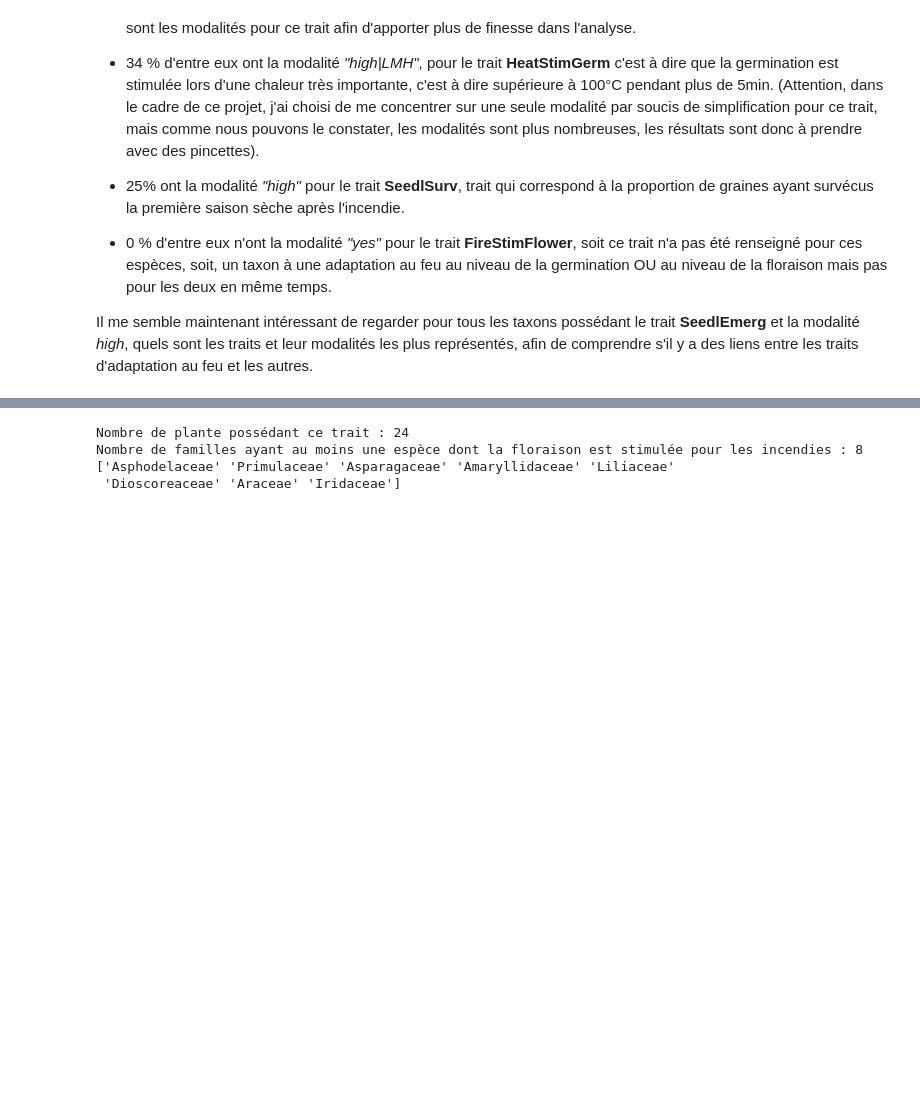
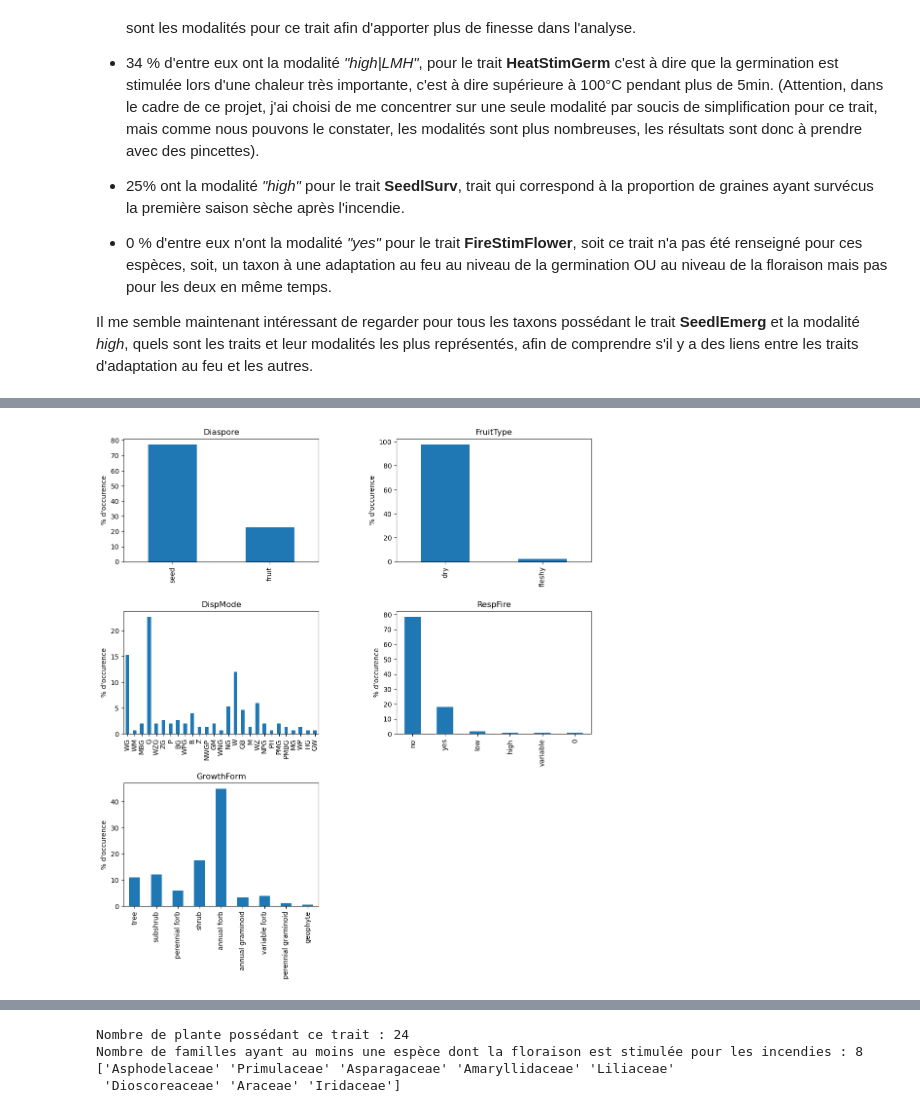
Before and after one commit to Yannis-Barba/Neo4j-BROT, a Jupyter notebook: BROT_Neo4j.ipynb, the cells around one changed output, grey strips where cells are left out. Saved outputs shown, nothing was run; the diff lists cells and outputs as text; code cells hidden in the pictures; blank space fills up the shorter version.

```diff
--- a/BROT_Neo4j.ipynb
+++ b/BROT_Neo4j.ipynb
@@ -300,7 +246,0 @@ GrowthForm : {'tree': 20, 'subshrub': 22, 'perennial forb': 11, 'shrub': 32, 'an
-# %%
-for trait in traitsOfInterest:
-    copy = allTraitsForAllTaxonWithSeedlEmerg[trait]
-    if "somme" in copy:
-        del copy["somme"]
-    pd.Series(copy).plot(kind="bar")
-    plt.show()
@@ -312,0 +339,28 @@ for trait in traitsOfInterest:
+# %%
+figs=1
+plt.figure(figsize=(12,12))
+plt.subplots_adjust(left=0.1,
+                    bottom=0.1,
+                    right=0.9,
+                    top=0.9,
+                    wspace=0.4,
+                    hspace=0.4)
+
+for trait in traitsOfInterest:
+
+    copy = allTraitsForAllTaxonWithSeedlEmerg[trait]
+    if "somme" in copy:
+        del copy["somme"]
+
+    percentage = {key: (copy[key]/sum(copy.values()))*100 for key, value in copy.items()}
+    #Figure
+    plt.subplot(3,2,figs)
+    pd.Series(percentage).plot(kind="bar")
+
+    plt.title(f"{trait}")
+    plt.ylabel("% d'occurence")
+    figs+=1
+
+plt.show()
+# %% [output]
+[figure, added]
```
Also changed, not shown: parts of 31 cells of this notebook, 1 other file.
